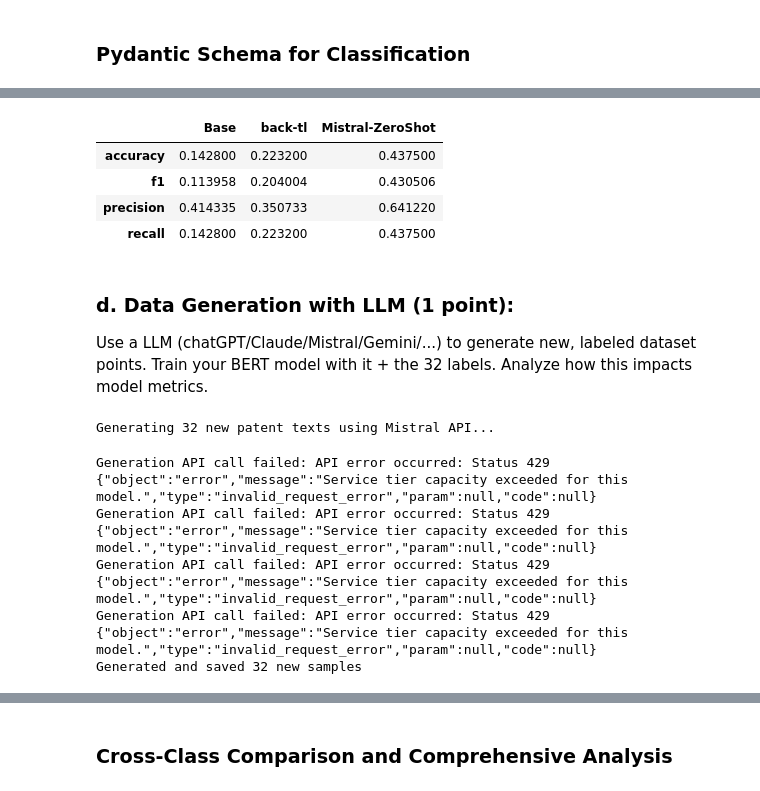
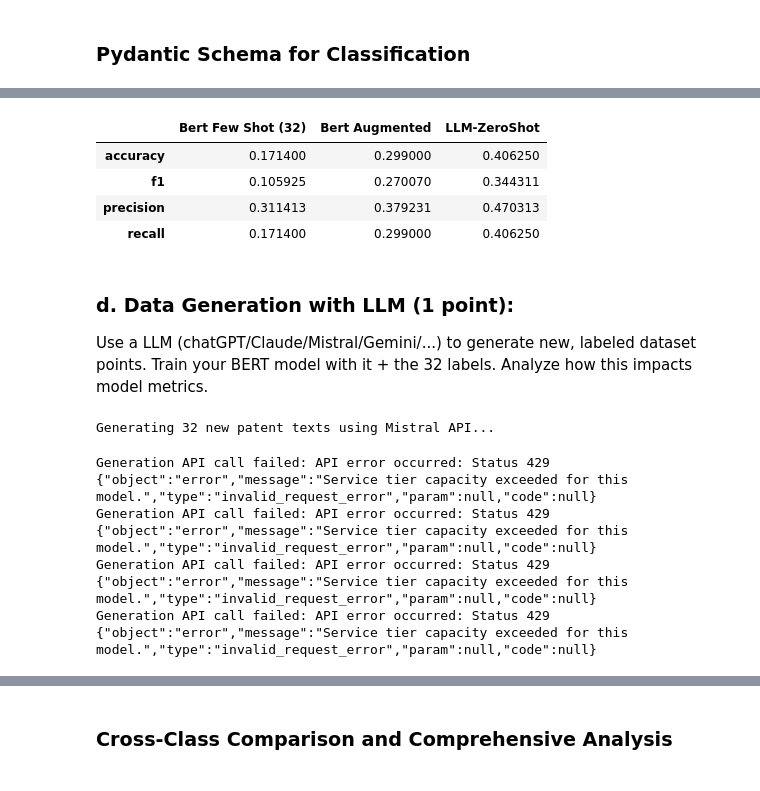
Before and after one commit to m9o8/anlp_final_project, a Jupyter notebook: code/task2_mistral.ipynb, the cells around one changed output, grey strips where cells are left out. Drawn from its saved outputs; the diff is of its cells as text; code cells hidden in the pictures.

```diff
--- a/code/task2_mistral.ipynb
+++ b/code/task2_mistral.ipynb
@@ -986,6 +1090,3 @@ df_results
  ### c. Zero-Shot Learning with LLM (0.5 points):
 
  Apply a LLM (chatGPT/Claude/Mistral/Gemini/...) in a zero-shot learning setup. Document the performance.
-# %%
-api_key = load_dotenv()
-api_key
@@ -994,3 +1093,10 @@ True
+# %%
+if IN_COLAB:
+    from google.colab import userdata
+    api_key = userdata.get('MISTRAL_API')
+else:
+    load_dotenv()
+    api_key = os.getenv("MISTRAL_API")
 # %%
 # Install and import required packages for Mistral API
 # !pip install mistralai pydantic
@@ -1029,7 +1132,7 @@ class PatentClassifierSchema(BaseModel):
     reasoning: str
 # %%
 def classify_with_mistral(
-    text: str, model: str = "mistral-large-latest"
+    text: str, model: str = "mistral-small-2503"
 ) -> PatentClassifierSchema:
     """
     Classify patent text using Mistral API with structured output
@@ -1102,7 +1205,7 @@ else:
             total=len(df_train32),
         ):
             try:
-                time.sleep(5)
+                time.sleep(1.5) # API rate limit is at 1 request per second
                 classification_result = classify_with_mistral(text)
                 mistral_results.append(
                     {
@@ -1258,20 +1355,20 @@ with open(mistral_class_stats_path, "wb") as f:
 # %%
 df_results = pd.concat(
     [
         df_results,
         pd.DataFrame.from_dict(
-            mistral_classification_results, orient="index", columns=["Mistral-ZeroShot"]
+            mistral_classification_results, orient="index", columns=["LLM-ZeroShot"]
         ),
     ],
     axis=1,
 )
 df_results
 # %% [output]
-|  | Base | back-tl | Mistral-ZeroShot |
-| accuracy | 0.142800 | 0.223200 | 0.437500 |
-| f1 | 0.113958 | 0.204004 | 0.430506 |
-| precision | 0.414335 | 0.350733 | 0.641220 |
-| recall | 0.142800 | 0.223200 | 0.437500 |
+|  | Bert Few Shot (32) | Bert Augmented | LLM-ZeroShot |
+| accuracy | 0.171400 | 0.299000 | 0.406250 |
+| f1 | 0.105925 | 0.270070 | 0.344311 |
+| precision | 0.311413 | 0.379231 | 0.470313 |
+| recall | 0.171400 | 0.299000 | 0.406250 |
 # %% [markdown]
  ### d. Data Generation with LLM (1 point):
 
@@ -1357,7 +1454,7 @@ else:
             total=len(df_train32),
         ):
             try:
-                time.sleep(5)
+                time.sleep(1.5) # API rate limit at 1 request per second
                 generated_result = generate_patent_with_mistral(
                     example_text=row["text"], target_label=row["label"]
                 )
@@ -1404,7 +1501,6 @@ Generation API call failed: API error occurred: Status 429
 {"object":"error","message":"Service tier capacity exceeded for this model.","type":"invalid_request_error","param":null,"code":null}
 Generation API call failed: API error occurred: Status 429
 {"object":"error","message":"Service tier capacity exceeded for this model.","type":"invalid_request_error","param":null,"code":null}
-Generated and saved 32 new samples
 # %%
 # Now we combine the generated data with the original 32 sample training set
 df_train32_mistral = pd.concat(
```
Also changed, not shown: parts of 45 cells of this notebook.
